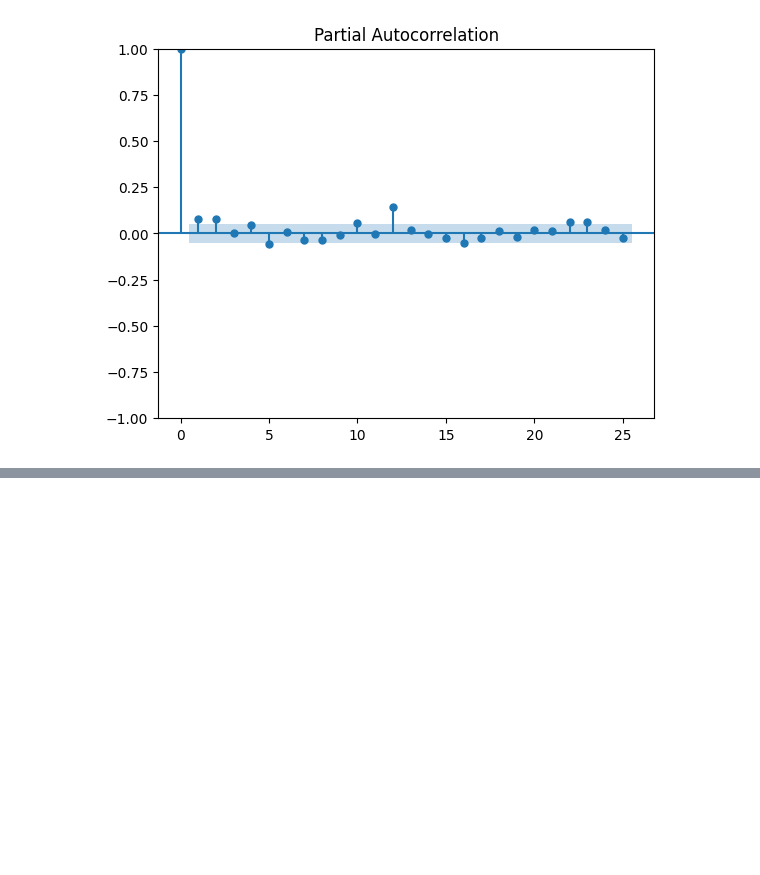
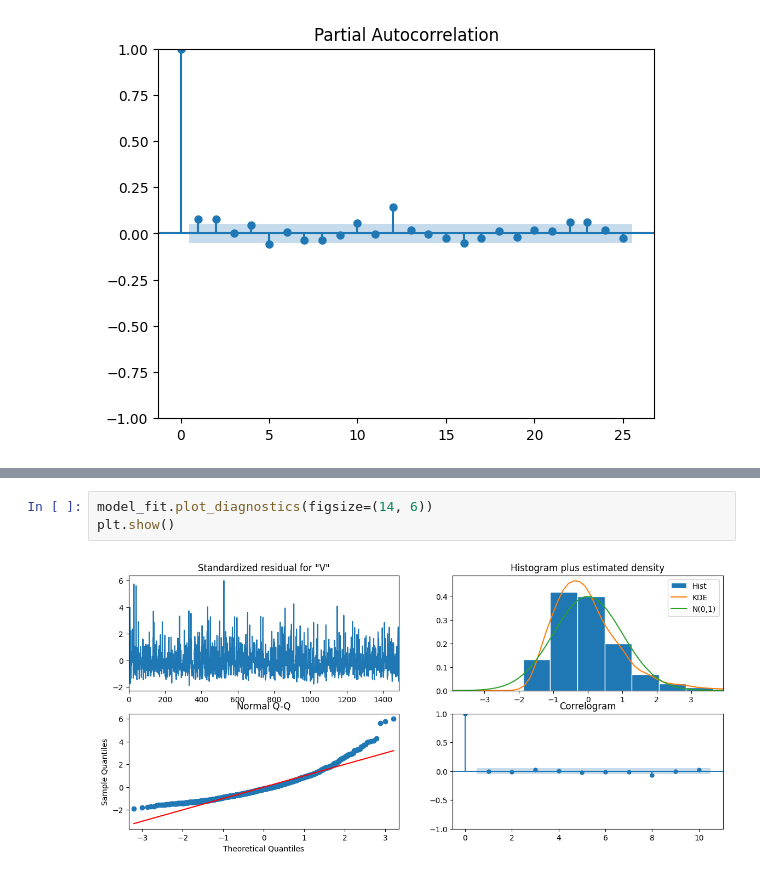
Before and after one commit to phipyao/ds4002-project-2, a Jupyter notebook: SCRIPTS/code.ipynb, the cells around one changed output, grey strips where cells are left out. Drawn from its saved outputs; the diff is of its cells as text; blank space fills up the shorter version.

```diff
--- a/SCRIPTS/code.ipynb
+++ b/SCRIPTS/code.ipynb
@@ -320,0 +335,5 @@ RMSE: 1.9704511663463746
+# %%
+model_fit.plot_diagnostics(figsize=(14, 6))
+plt.show()
+# %% [output]
+[figure, added]
```
Also changed, not shown: parts of 6 cells of this notebook.
